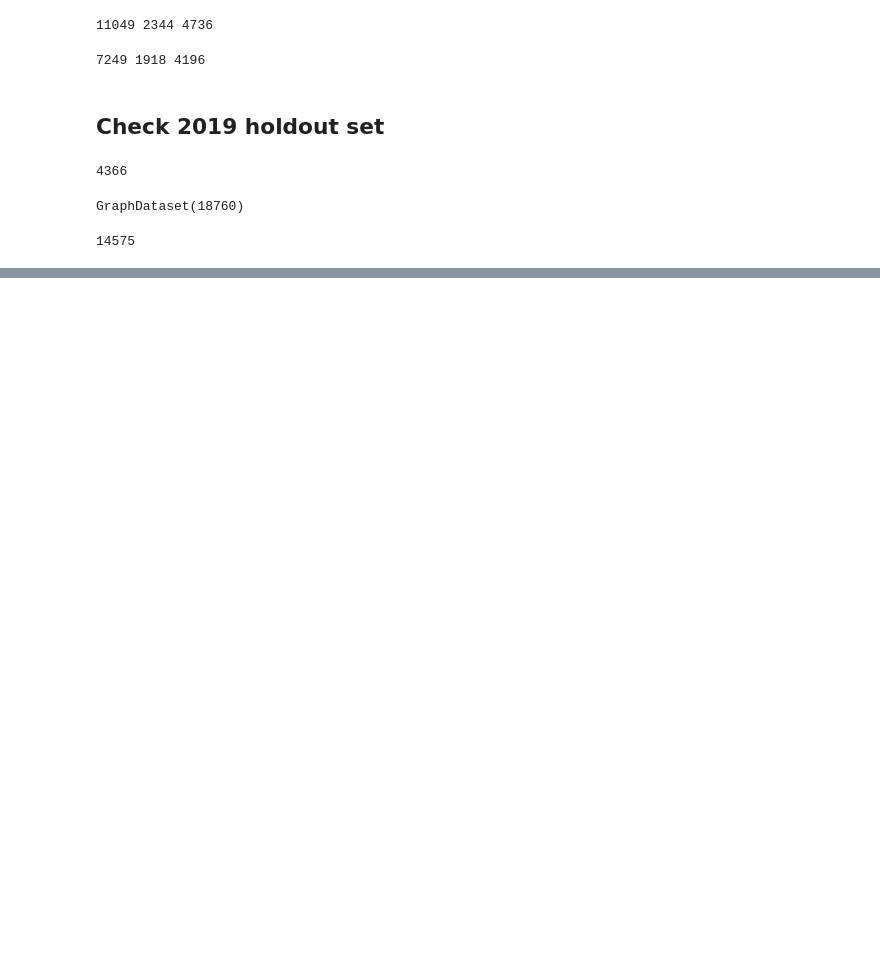
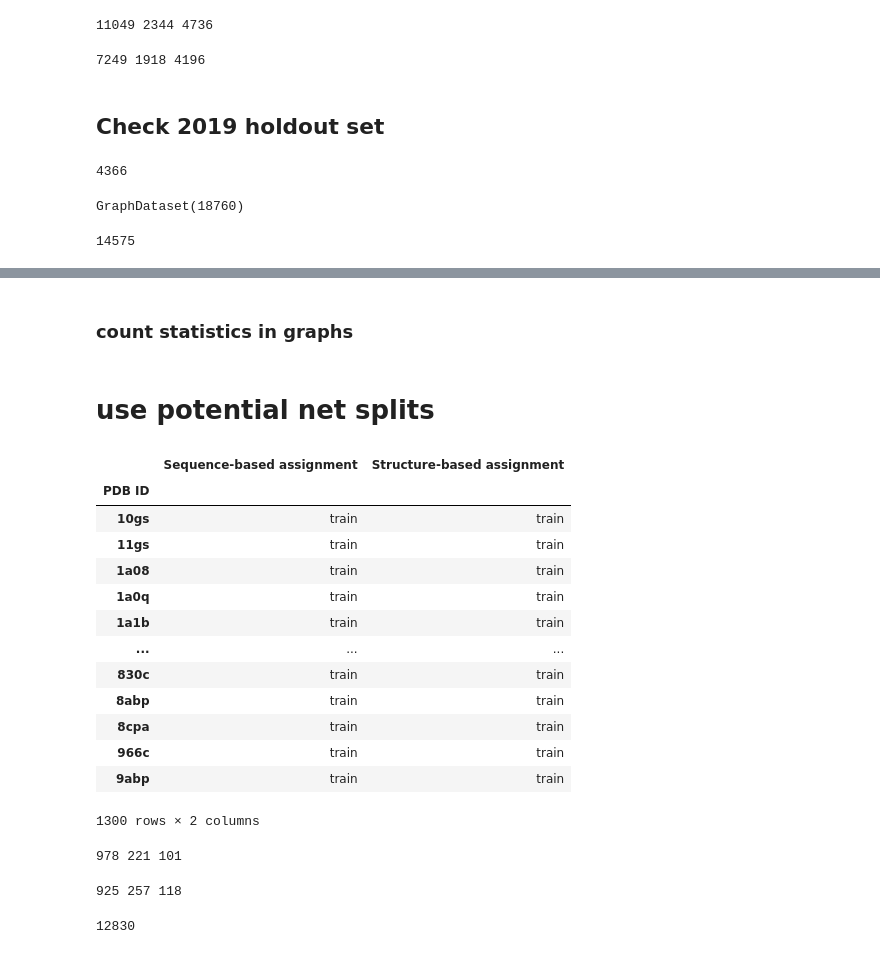
Before and after one commit to inductiva/molecules-binding, a Jupyter notebook: molecules_binding/importantplots.ipynb, the cells around one changed output, grey strips where cells are left out. Drawn from its saved outputs; the diff is of its cells as text; code cells hidden in the pictures; blank space fills up the shorter version.

```diff
--- a/molecules_binding/importantplots.ipynb
+++ b/molecules_binding/importantplots.ipynb
@@ -388,0 +476,2 @@ len(dataset)
+# %% [markdown]
+### count statistics in graphs
@@ -388,0 +501,38 @@ len(dataset)
+# %% [markdown]
+# use potential net splits
+# %%
+import pandas as pd
+df = pd.read_csv("../../potentialnet_splits.txt")
+df.set_index("PDB ID", inplace=True)
+# %%
+df
+# %% [output]
+|  | Sequence-based assignment | Structure-based assignment |
+| PDB ID |  |  |
+| 10gs | train | train |
+| 11gs | train | train |
+| 1a08 | train | train |
+| 1a0q | train | train |
+| 1a1b | train | train |
+| ... | ... | ... |
+| 830c | train | train |
+| 8abp | train | train |
+| 8cpa | train | train |
+| 966c | train | train |
+| 9abp | train | train |
+1300 rows × 2 columns
+# %%
+# sequence pdb_ids
+sequence_train = df[df["Sequence-based assignment"] == "train"].index.tolist()
+sequence_val = df[df["Sequence-based assignment"] == "valid"].index.tolist()
+sequence_test = df[df["Sequence-based assignment"] == "test"].index.tolist()
+print(len(sequence_train), len(sequence_val), len(sequence_test))
+# %% [output]
+978 221 101
+# %%
+structure_train = df[df["Structure-based assignment"] == "train"].index.tolist()
+structure_val = df[df["Structure-based assignment"] == "valid"].index.tolist()
+structure_test = df[df["Structure-based assignment"] == "test"].index.tolist()
+print(len(structure_train), len(structure_val), len(structure_test))
+# %% [output]
+925 257 118
@@ -388,0 +546,4 @@ len(dataset)
+# %%
+len(pdb_ids)
+# %% [output]
+12830
```
Also changed, not shown: parts of 86 cells of this notebook, 1 other file.
